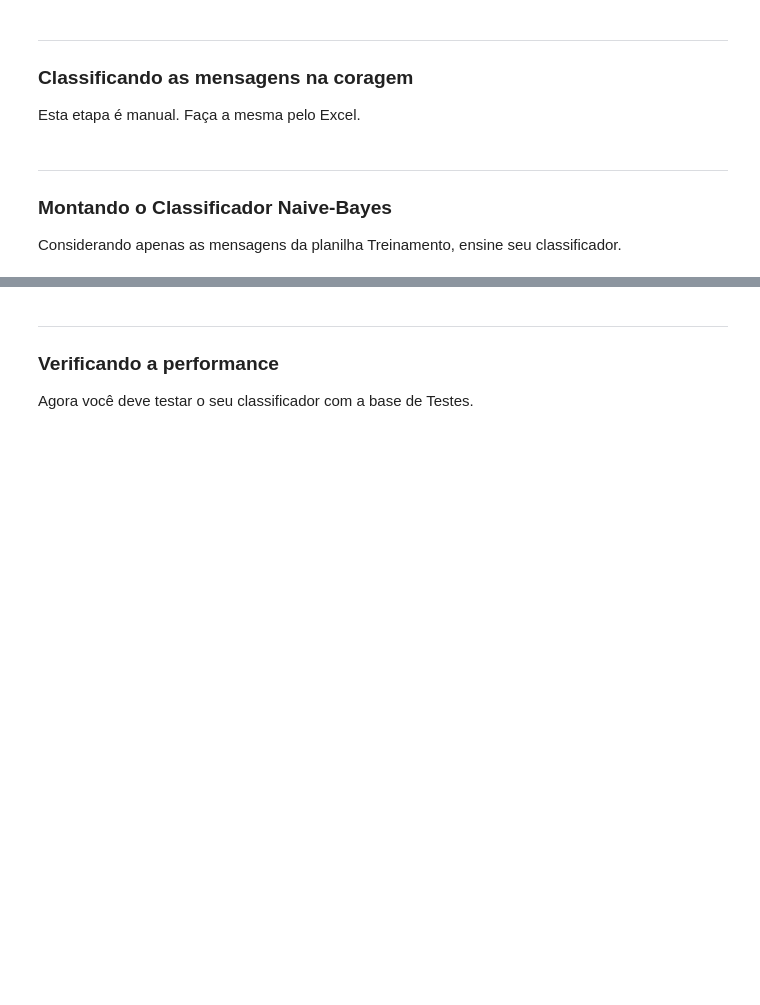
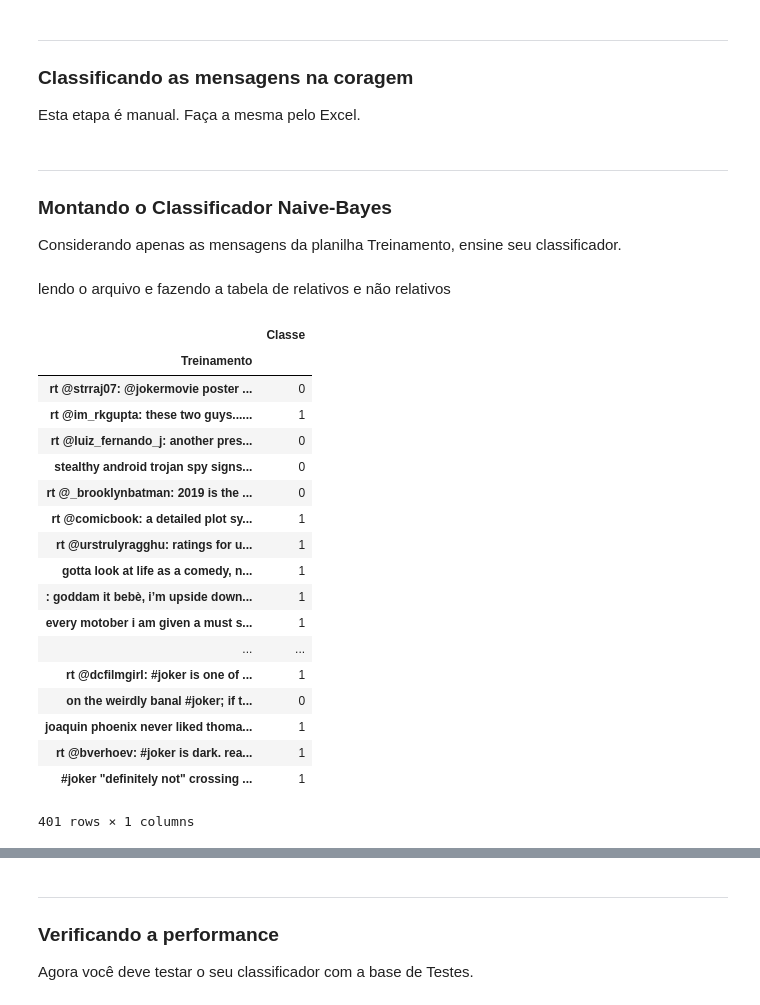
Before and after one commit to GabrielaGiosa/Projeto-2-CDados, a Jupyter notebook: Projeto2_layoutCerto.ipynb, the cells around one changed output, grey strips where cells are left out. Saved outputs shown, nothing was run; the diff lists cells and outputs as text; code cells hidden in the pictures; blank space fills up the shorter version.

```diff
--- a/Projeto2_layoutCerto.ipynb
+++ b/Projeto2_layoutCerto.ipynb
@@ -103,3 +107,31 @@ ___
 ### Montando o Classificador Naive-Bayes
 
 Considerando apenas as mensagens da planilha Treinamento, ensine  seu classificador.
+# %% [markdown]
+lendo o arquivo e fazendo a tabela de relativos e não relativos
+# %%
+joker = pd.read_excel('#jokerFull.xlsx')
+joker_idx = joker.set_index('Treinamento')
+joker_relevante = joker_idx[joker_idx.Classe == 1]
+joker_nao_relevante = joker_idx[joker_idx.Classe == 0]
+joker_idx
+# %% [output]
+|  | Classe |
+| Treinamento |  |
+| rt @strraj07: @jokermovie poster ... | 0 |
+| rt @im_rkgupta: these two guys...... | 1 |
+| rt @luiz_fernando_j: another pres... | 0 |
+| stealthy android trojan spy signs... | 0 |
+| rt @_brooklynbatman: 2019 is the ... | 0 |
+| rt @comicbook: a detailed plot sy... | 1 |
+| rt @urstrulyragghu: ratings for u... | 1 |
+| gotta look at life as a comedy, n... | 1 |
+| : goddam it bebè, i’m upside down... | 1 |
+| every motober i am given a must s... | 1 |
+| ... | ... |
+| rt @dcfilmgirl: #joker is one of ... | 1 |
+| on the weirdly banal #joker; if t... | 0 |
+| joaquin phoenix never liked thoma... | 1 |
+| rt @bverhoev: #joker is dark. rea... | 1 |
+| #joker "definitely not" crossing ... | 1 |
+401 rows × 1 columns
```
Also changed, not shown: parts of 17 cells of this notebook, 3 other files.
